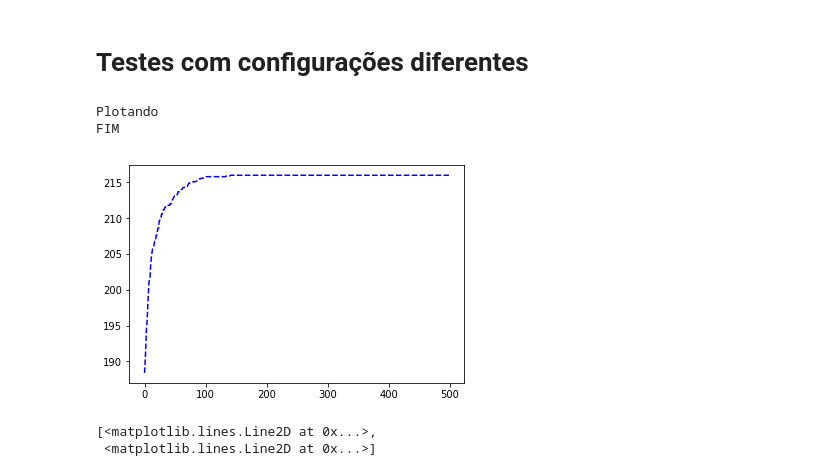
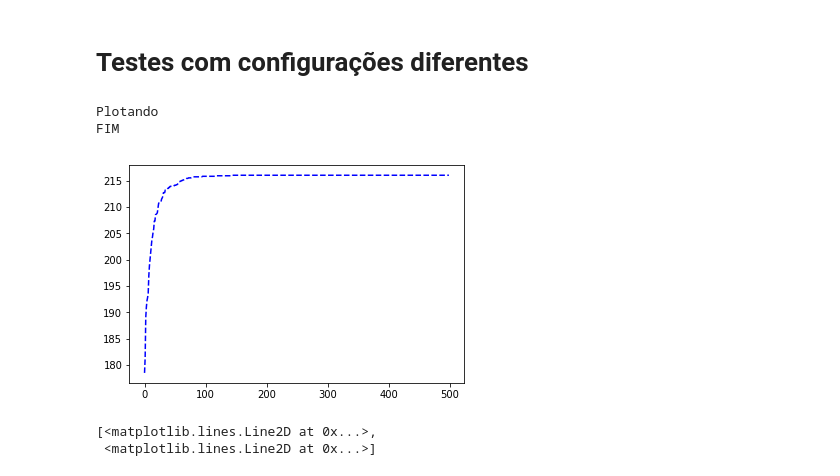
Before and after one commit to Minoro/data-science-theory, a Jupyter notebook: IA/Algoritmo Genetico.ipynb, the cells around one changed output. Drawn from its saved outputs; the diff is of its cells as text; code cells hidden in the pictures.

```diff
--- a/IA/Algoritmo Genetico.ipynb
+++ b/IA/Algoritmo Genetico.ipynb
@@ -452,8 +452,8 @@ def teste_penalizacao(tamanho_populacao, maximo_geracoes, probabilidade_mutacao,
 limite_peso = 120 #C
 tamanho_populacao = 700 #Np
 maximo_geracoes = 500
-probabilidade_crossover = 0.9 #Pc
-probabilidade_mutacao = 0.1 # Pm
+probabilidade_crossover = 0.6 #Pc
+probabilidade_mutacao = 0.05 # Pm
 
 execucoes = []
 media_melhores = []
@@ -712,10 +708,10 @@ def teste_reparacao(tamanho_populacao, maximo_geracoes, probabilidade_crossover,
     return melhores_fitness
 
 limite_peso = 120 #C
-tamanho_populacao = 700 #Np
+tamanho_populacao = 100 #Np
 maximo_geracoes = 500
-probabilidade_crossover = 0.9 #Pc
-probabilidade_mutacao = 0.1 # Pm
+probabilidade_crossover = 0.6 #Pc
+probabilidade_mutacao = 0.05 # Pm
 
 execucoes = []
 media_melhores = []
@@ -779,34 +775,34 @@ for i in range(10):
             media_melhores.append(0)
 
         soma += item['valor']/10 #adiciona na media
         media_melhores[index] = soma
 
 
 f.write('\nMelhor: \n')
 f.write('\nExecução Nº: %d\n'%(melhor_teste) )
 f.write('Geracao: %d\n' %(iteracao_melhor))
 f.write('Num. Melhores: %d\n' %(num_individuos_melhor_valor))
 f.write('< %d, %f, %f, %s > \n' %(num_itens_melhor, melhor_peso, melhor_valor, itens_melhor))
 
 f.close()
 
 print('Plotando')
 
 valores_reparados = []
 indices = []
 for index, m in enumerate(media_melhores):
 
     valores_reparados.append(m)
     indices.append(index)
 
 # print(valores)
 plt.plot(indices, valores_reparados, 'b--')
 
 print('FIM')
 # %% [output]
 Plotando
 FIM
-[figure, old version]
+[figure, new version]
 # %%
 plt.plot(indices, valores_penalizados, 'r--', indices, valores_reparados, 'b--')
 # %% [output]
```
Also changed, not shown: parts of 1 cell of this notebook, 5 other files.
